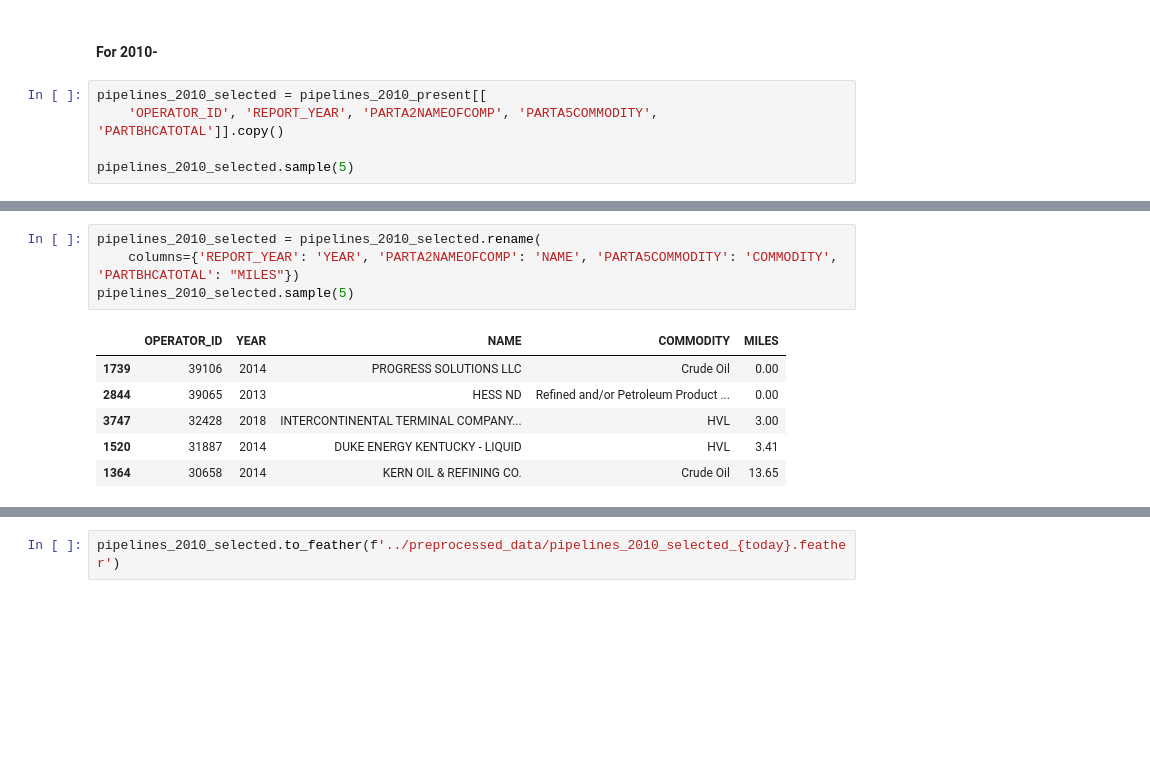
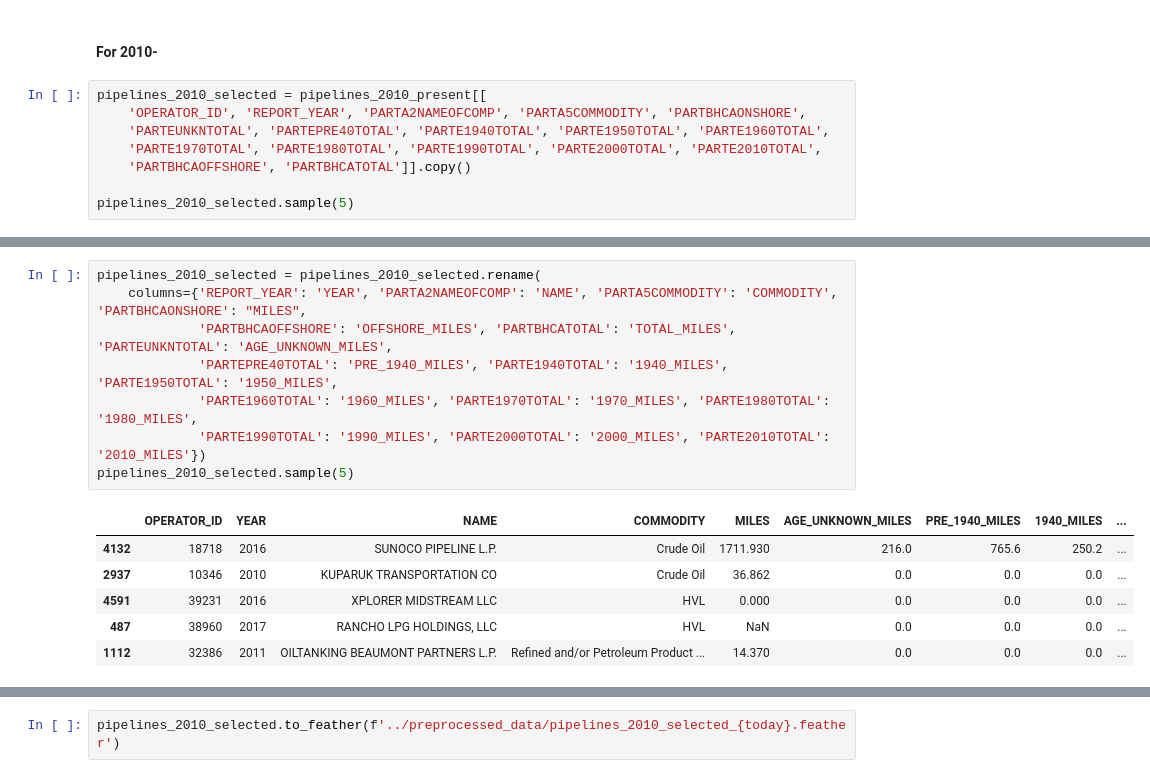
Before and after one commit to julianbarg/oil_industry, a Jupyter notebook: workbooks/3py_select_columns.ipynb, the cells around one changed output, grey strips where cells are left out. Cells and saved outputs as stored; diff of their text form; blank space fills up the shorter version.

```diff
--- a/workbooks/3py_select_columns.ipynb
+++ b/workbooks/3py_select_columns.ipynb
@@ -121,7 +159,10 @@ pipelines_2004_2009.sample(5)
 #### For 2010-
 # %%
 pipelines_2010_selected = pipelines_2010_present[[
-    'OPERATOR_ID', 'REPORT_YEAR', 'PARTA2NAMEOFCOMP', 'PARTA5COMMODITY', 'PARTBHCATOTAL']].copy()
+    'OPERATOR_ID', 'REPORT_YEAR', 'PARTA2NAMEOFCOMP', 'PARTA5COMMODITY', 'PARTBHCAONSHORE',
+    'PARTEUNKNTOTAL', 'PARTEPRE40TOTAL', 'PARTE1940TOTAL', 'PARTE1950TOTAL', 'PARTE1960TOTAL',
+    'PARTE1970TOTAL', 'PARTE1980TOTAL', 'PARTE1990TOTAL', 'PARTE2000TOTAL', 'PARTE2010TOTAL',
+    'PARTBHCAOFFSHORE', 'PARTBHCATOTAL']].copy()
 
 pipelines_2010_selected.sample(5)
 # %% [output]
@@ -152,12 +217,16 @@ PARTBHCATOTAL       float64
 dtype: object
 # %%
 pipelines_2010_selected = pipelines_2010_selected.rename(
-    columns={'REPORT_YEAR': 'YEAR', 'PARTA2NAMEOFCOMP': 'NAME', 'PARTA5COMMODITY': 'COMMODITY', 'PARTBHCATOTAL': "MILES"})
+    columns={'REPORT_YEAR': 'YEAR', 'PARTA2NAMEOFCOMP': 'NAME', 'PARTA5COMMODITY': 'COMMODITY', 'PARTBHCAONSHORE': "MILES",
+             'PARTBHCAOFFSHORE': 'OFFSHORE_MILES', 'PARTBHCATOTAL': 'TOTAL_MILES', 'PARTEUNKNTOTAL': 'AGE_UNKNOWN_MILES',
+             'PARTEPRE40TOTAL': 'PRE_1940_MILES', 'PARTE1940TOTAL': '1940_MILES', 'PARTE1950TOTAL': '1950_MILES',
+             'PARTE1960TOTAL': '1960_MILES', 'PARTE1970TOTAL': '1970_MILES', 'PARTE1980TOTAL': '1980_MILES',
+             'PARTE1990TOTAL': '1990_MILES', 'PARTE2000TOTAL': '2000_MILES', 'PARTE2010TOTAL': '2010_MILES'})
 pipelines_2010_selected.sample(5)
 # %% [output]
-|  | OPERATOR_ID | YEAR | NAME | COMMODITY | MILES |
-| 1739 | 39106 | 2014 | PROGRESS SOLUTIONS LLC | Crude Oil | 0.00 |
-| 2844 | 39065 | 2013 | HESS ND | Refined and/or Petroleum Product ... | 0.00 |
-| 3747 | 32428 | 2018 | INTERCONTINENTAL TERMINAL COMPANY... | HVL | 3.00 |
-| 1520 | 31887 | 2014 | DUKE ENERGY KENTUCKY - LIQUID | HVL | 3.41 |
-| 1364 | 30658 | 2014 | KERN OIL & REFINING CO. | Crude Oil | 13.65 |
+|  | OPERATOR_ID | YEAR | NAME | COMMODITY | MILES | AGE_UNKNOWN_MILES | PRE_1940_MILES | 1940_MILES | ... |
+| 4132 | 18718 | 2016 | SUNOCO PIPELINE L.P. | Crude Oil | 1711.930 | 216.0 | 765.6 | 250.2 | ... |
+| 2937 | 10346 | 2010 | KUPARUK TRANSPORTATION CO | Crude Oil | 36.862 | 0.0 | 0.0 | 0.0 | ... |
+| 4591 | 39231 | 2016 | XPLORER MIDSTREAM LLC | HVL | 0.000 | 0.0 | 0.0 | 0.0 | ... |
+| 487 | 38960 | 2017 | RANCHO LPG HOLDINGS, LLC | HVL | NaN | 0.0 | 0.0 | 0.0 | ... |
+| 1112 | 32386 | 2011 | OILTANKING BEAUMONT PARTNERS L.P. | Refined and/or Petroleum Product ... | 14.370 | 0.0 | 0.0 | 0.0 | ... |
```
Also changed, not shown: parts of 23 cells of this notebook, 1 other file.
